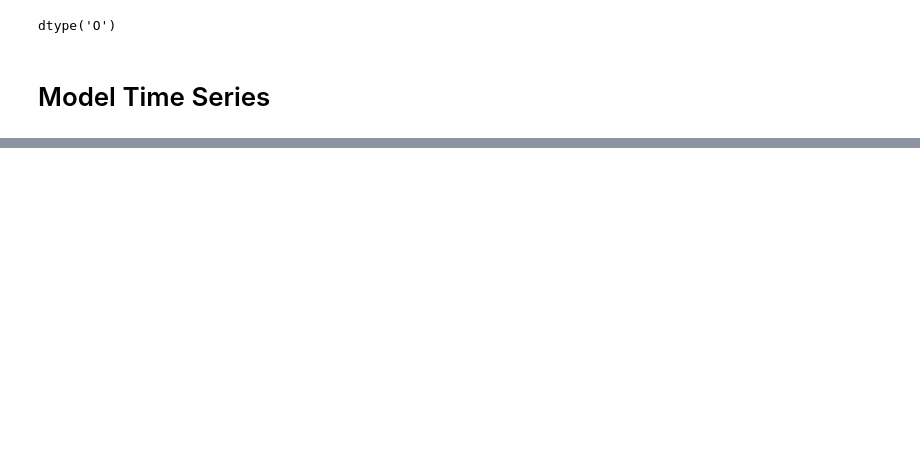
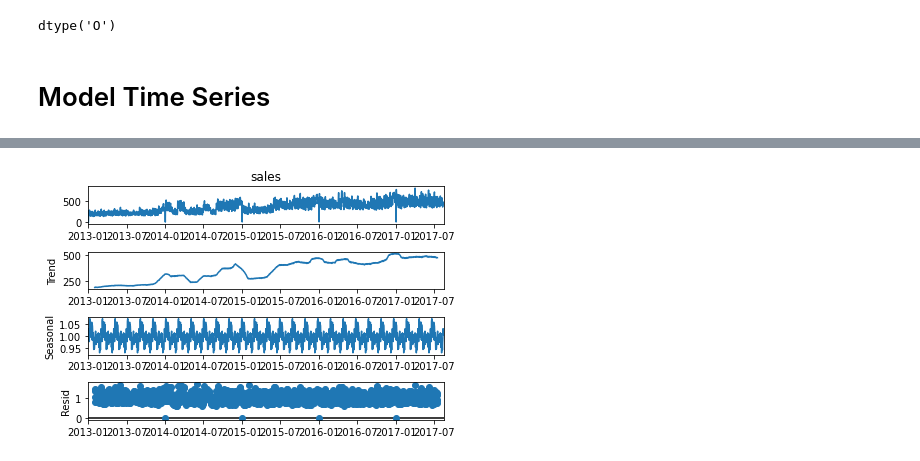
Before and after one commit to ninadamaso/store-sales-prediction, a Jupyter notebook: notebooks/Sales Prediction Kaggle 10.22.ipynb, the cells around one changed output, grey strips where cells are left out. Cells and saved outputs as stored; diff of their text form; code cells hidden in the pictures; blank space fills up the shorter version.

```diff
--- a/notebooks/Sales Prediction Kaggle 10.22.ipynb
+++ b/notebooks/Sales Prediction Kaggle 10.22.ipynb
@@ -359,0 +518,5 @@ y_pred
+# %%
+result_mul = seasonal_decompose(train_agg['sales'], model='multiplicative', period = 60)
+result_mul.plot();
+# %% [output]
+[figure, added]
```
Also changed, not shown: parts of 62 cells of this notebook.
